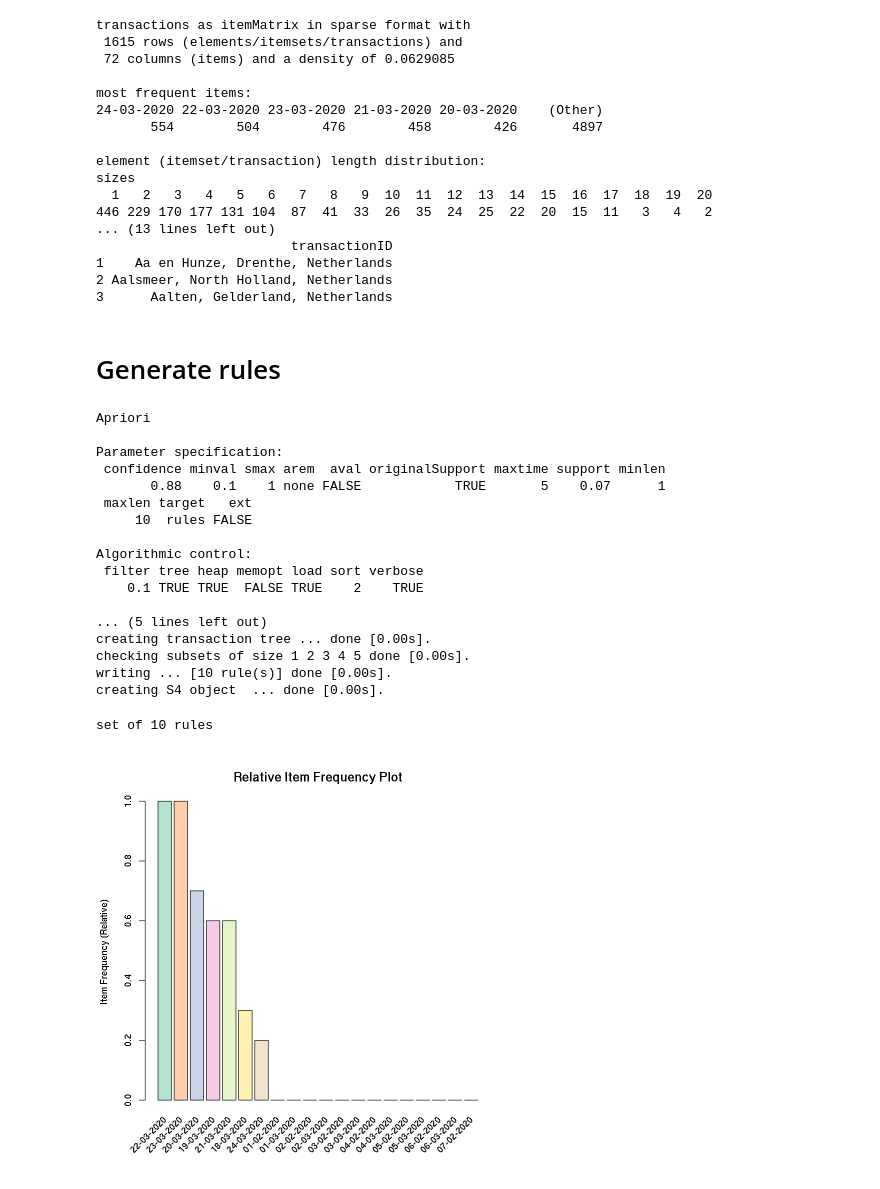
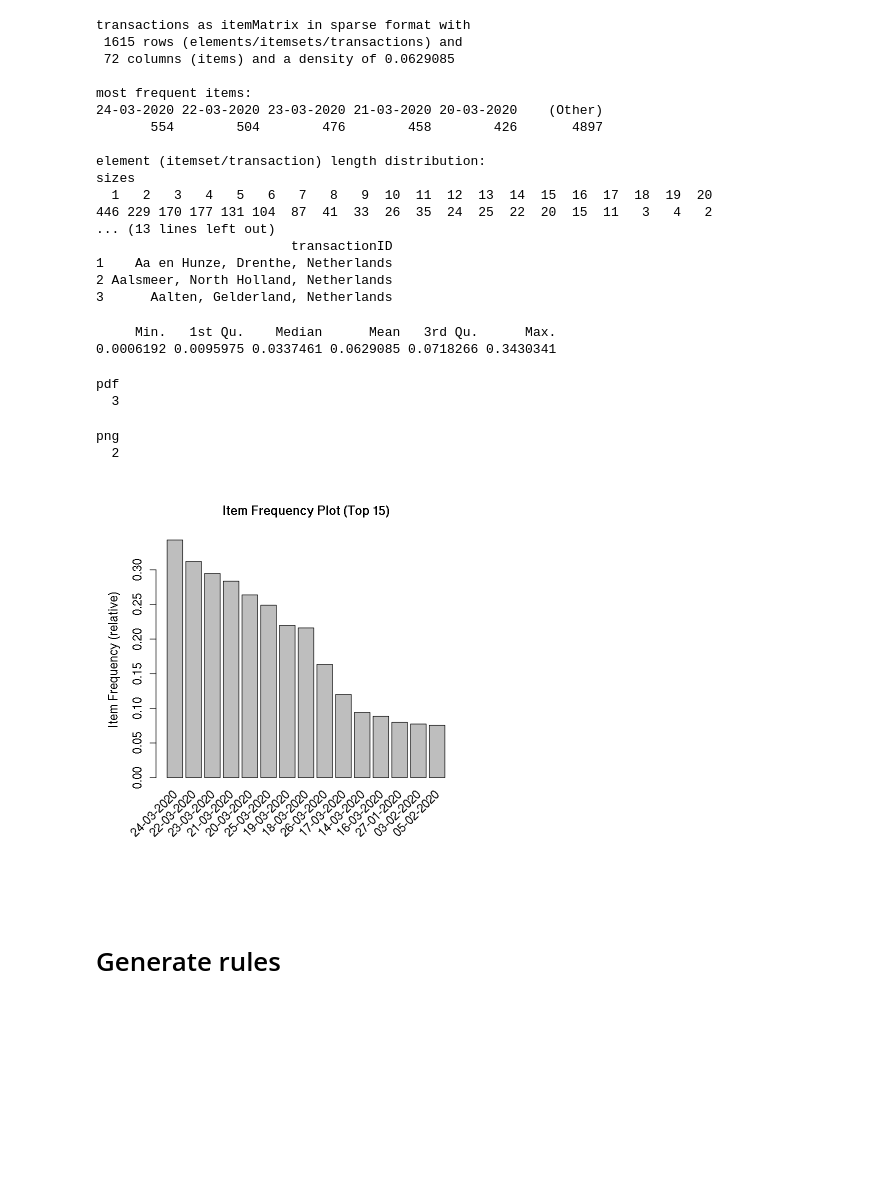
Before and after one commit to apetkau/comp7944-project, a Jupyter notebook: analysis/geo-date/geo_date_mining.ipynb, the cells around one changed output. Cells and saved outputs as stored; diff of their text form; code cells hidden in the pictures; blank space fills up the shorter version.

Commit message:
Fixed up geographic date

```diff
--- a/analysis/geo-date/geo_date_mining.ipynb
+++ b/analysis/geo-date/geo_date_mining.ipynb
@@ -76,36 +59,31 @@ sizes
 1    Aa en Hunze, Drenthe, Netherlands
 2 Aalsmeer, North Holland, Netherlands
 3      Aalten, Gelderland, Netherlands
+# %%
+f <- itemFrequency(location_data_transactions)
+summary(f)
+# %% [output]
+     Min.   1st Qu.    Median      Mean   3rd Qu.      Max.
+0.0006192 0.0095975 0.0337461 0.0629085 0.0718266 0.3430341
+# %%
+arules::itemFrequencyPlot(items(location_data_transactions),
+    topN=15,
+    cex.axis=1.3,
+    cex.names=1.3,
+    cex.lab=1.3,
+    cex.main=1.3,
+    main='Item Frequency Plot (Top 15)',
+    type="relative",
+    ylab="Item Frequency (relative)",
+    names=TRUE,
+    mai=c(2,1,1,1))
+dev.copy(pdf, "geo-date-item-frequency.pdf")
+dev.off()
+# %% [output]
+pdf
+  3
+png
+  2
+[figure, added]
 # %% [markdown]
 # Generate rules
-# %%
-#data(location_data)
-location_rules <- apriori(location_data_transactions, parameter=list(support=0.07, confidence=0.88))
-location_rules
-
-arules::itemFrequencyPlot(items(location_rules),
-    topN=20,
-    col=brewer.pal(8,'Pastel2'),
-    main='Relative Item Frequency Plot',
-    type="relative",
-    ylab="Item Frequency (Relative)")
-# %% [output]
-Apriori
-
-Parameter specification:
- confidence minval smax arem  aval originalSupport maxtime support minlen
-       0.88    0.1    1 none FALSE            TRUE       5    0.07      1
- maxlen target   ext
-     10  rules FALSE
-
-Algorithmic control:
- filter tree heap memopt load sort verbose
-    0.1 TRUE TRUE  FALSE TRUE    2    TRUE
-
-... (5 lines left out)
-creating transaction tree ... done [0.00s].
-checking subsets of size 1 2 3 4 5 done [0.00s].
-writing ... [10 rule(s)] done [0.00s].
-creating S4 object  ... done [0.00s].
-set of 10 rules
-[figure, removed]
```
Also changed, not shown: parts of 16 cells of this notebook, 7 other files.
